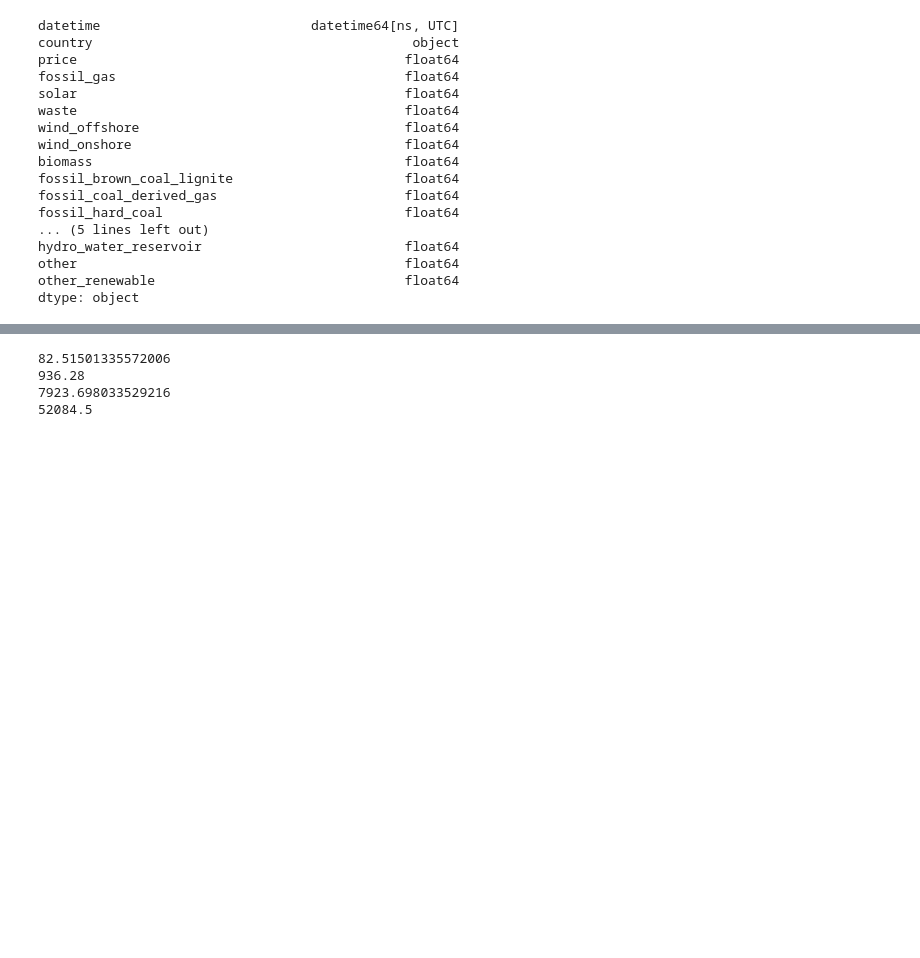
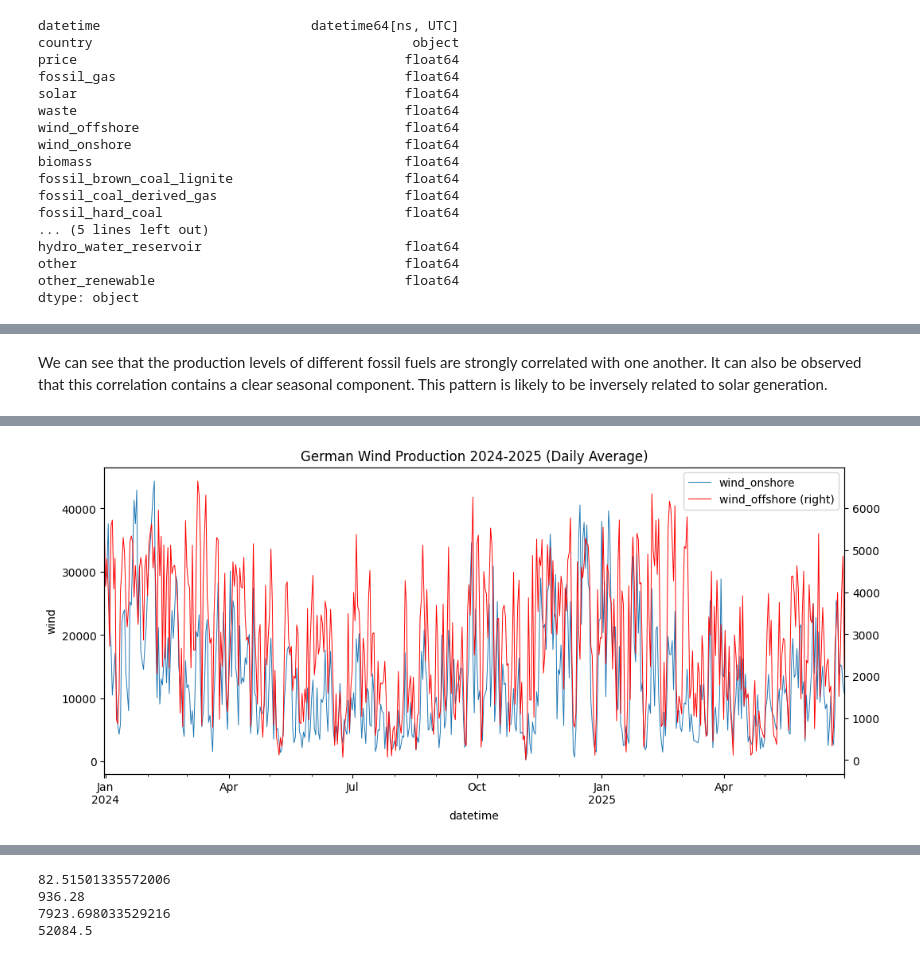
Before and after one commit to Perez-Opoku/Energy_proj, a Jupyter notebook: Notebooks/EDA.ipynb, the cells around one changed output, grey strips where cells are left out. Drawn from its saved outputs; the diff is of its cells as text; code cells hidden in the pictures; blank space fills up the shorter version.

```diff
--- a/Notebooks/EDA.ipynb
+++ b/Notebooks/EDA.ipynb
@@ -453,6 +473,10 @@ fossils =fossils * zero_line
 fossils
 # %% [output]
 [interactive output not drawn]
+# %% [markdown]
+We can see that the production levels of different fossil fuels are strongly correlated with one another.
+It can also be observed that this correlation contains a clear seasonal component.
+This pattern is likely to be inversely related to solar generation.
 # %%
 wind = data_daily.hvplot.line(
     x='datetime',
@@ -468,3 +491,25 @@ wind = data_daily.hvplot.line(
 wind
 # %% [output]
 [interactive output not drawn]
+# %%
+ax = data_daily.plot(
+    x='datetime',
+    y='wind_onshore',
+    title='German Wind Production 2024-2025 (Daily Average)',
+    xlabel='Date',
+    ylabel='wind',
+    figsize=(12, 5),
+    linewidth=0.7
+)
+
+bx = data_daily.plot(
+    x='datetime',
+    y='wind_offshore',
+    ax=ax,
+    secondary_y=True,
+    color='red',
+    linewidth=0.7
+)
+plt.show()
+# %% [output]
+[figure, added]
```
Also changed, not shown: parts of 38 cells of this notebook, 1 other file.
